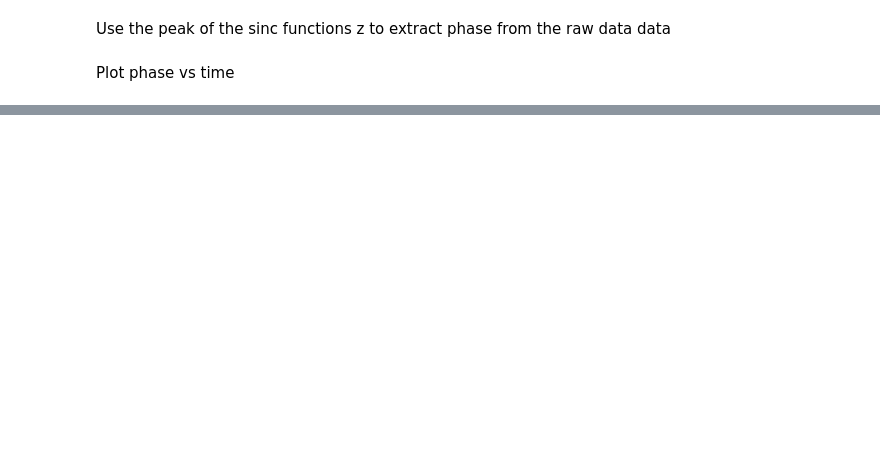
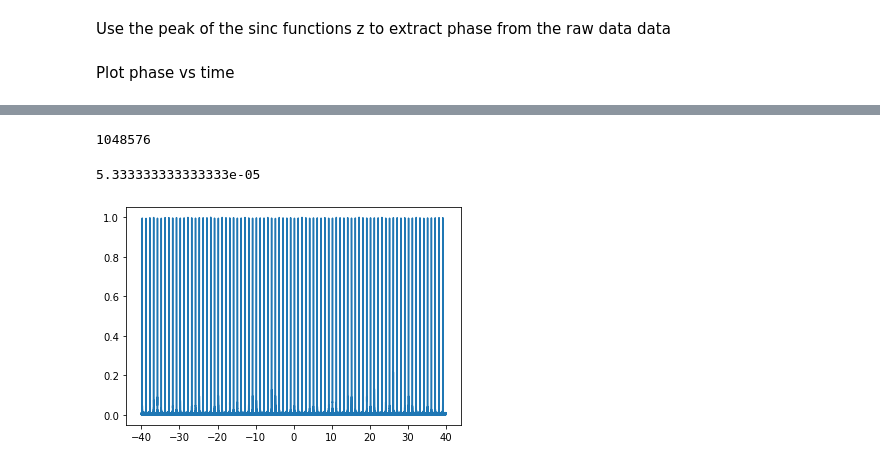
Before and after one commit to miamedra2/Transceiver_Waveform_Analysis, a Jupyter notebook: Tranceiver_Phase_Analysis.ipynb, the cells around one changed output, grey strips where cells are left out. Cells and saved outputs as stored; diff of their text form; code cells hidden in the pictures; blank space fills up the shorter version.

```diff
--- a/Tranceiver_Phase_Analysis.ipynb
+++ b/Tranceiver_Phase_Analysis.ipynb
@@ -223,0 +252,24 @@ plt.show()
+# %%
+F_cent = 0
+K_chirp = B_chirp/T_chirp
+# %%
+X = np.fft.fftshift(scipy.fftpack.fft(np.fft.fftshift(data)))
+Y = X*np.exp(1j*np.pi*(f-F_cent)**2/K_chirp)/np.sqrt(1j)
+y = np.fft.fftshift(np.fft.ifft(np.fft.fftshift(Y)))
+# %%
+len(f)
+# %% [output]
+1048576
+# %%
+y_max = max(abs(y))
+# %%
+T_pri = TX_N_samples/TX_sample_rate
+# %%
+T_pri
+# %% [output]
+5.333333333333333e-05
+# %%
+plt.plot(t/T_pri, abs(y)/y_max)
+plt.show()
+# %% [output]
+[figure, added]
```
Also changed, not shown: parts of 64 cells of this notebook, 14 other files.
